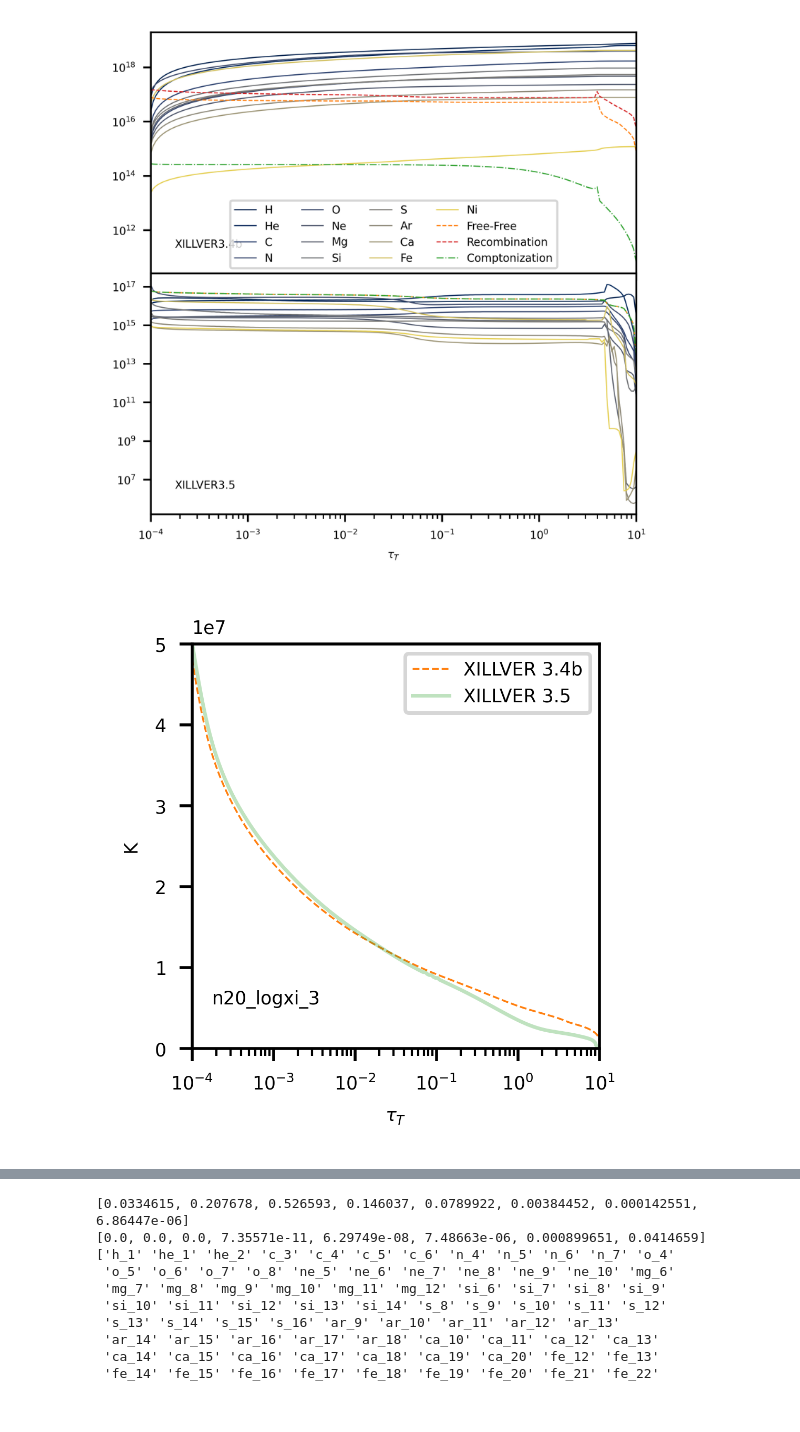
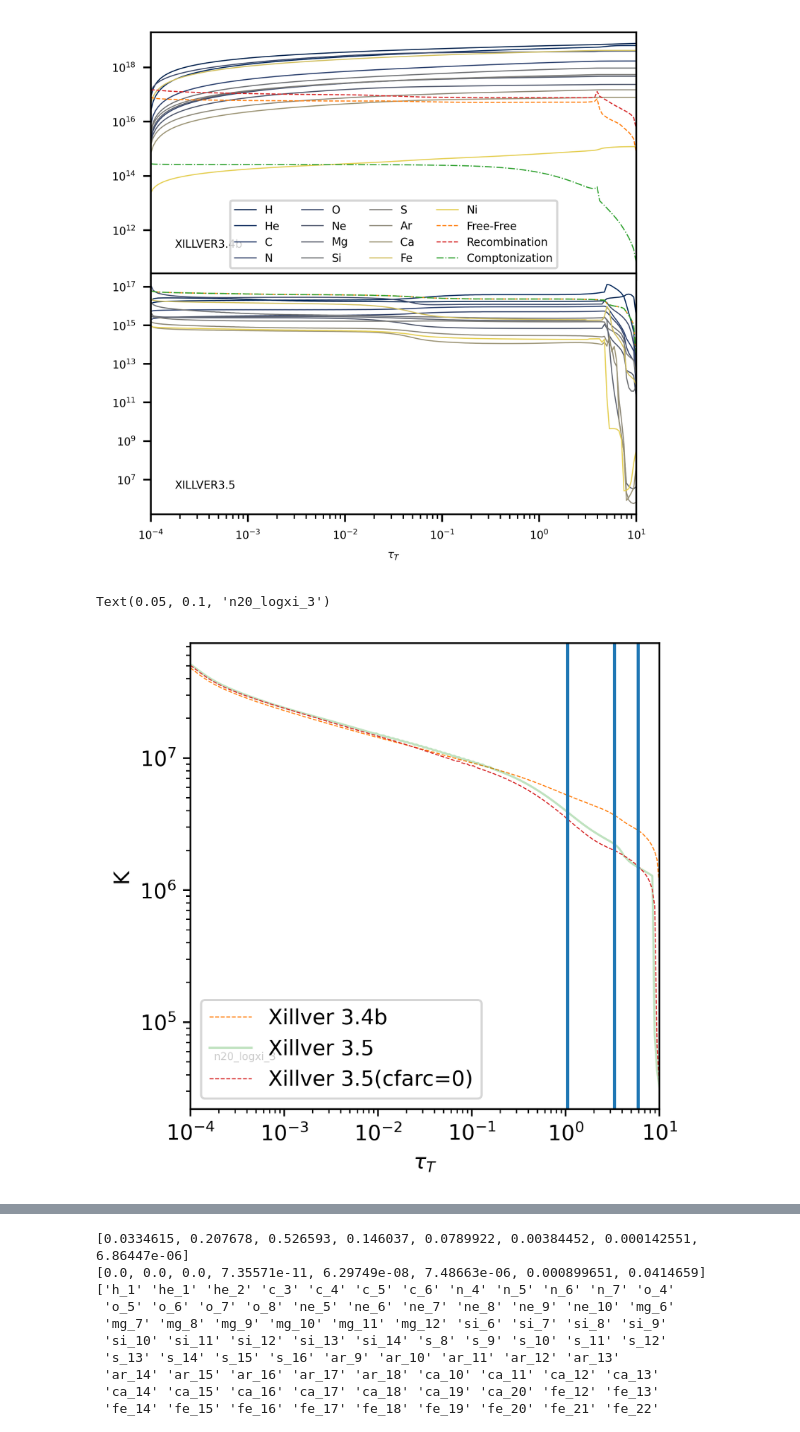
Before and after one commit to yuanzeding/XILLVER_HDtestset, a Jupyter notebook: mytest.ipynb, the cells around one changed output, grey strips where cells are left out. Drawn from its saved outputs; the diff is of its cells as text; code cells hidden in the pictures.

```diff
--- a/mytest.ipynb
+++ b/mytest.ipynb
@@ -330,31 +448,37 @@ Text(0, 0.5, 'ite1000/ite200')
 [figure]
 # %%
 import matplotlib.pyplot as plt
+from os.path import join
+import numpy as np
 
-datype="n15_logxi_1"
+datype="n20_logxi_3"
 #rpath=join("/disk/bifrost/yuanze/xillver_res/xillver3.5/tbb1",datype)
-rpath=join("/disk/bifrost/yuanze/xillver_res/ktbb1",datype+"_bin5000")
+rpath=join("/disk/bifrost/yuanze/xillver_res/xillver3.5_modified",datype)
 bN=5000
-trunc=2000
-#skip=bN*0
+trunc=1500
+skip=(bN+2)*100
 
 
 fig=plt.figure(figsize=(4,2),dpi=500)
 gs = fig.add_gridspec(1,1)
 axs=gs.subplots()
 
+#specE1=np.loadtxt(join(rpath,"current/fullspec"),usecols=0,max_rows=bN-trunc,skiprows=skip+1)
 jnu=np.loadtxt(join(rpath,"current/fullspec"),usecols=3,max_rows=bN-trunc,skiprows=skip+1)
 jnuN=np.loadtxt(join(rpath,"current/fullspec"),usecols=3,max_rows=bN-trunc,skiprows=skip+1+bN)
+tempeV1=np.loadtxt(join(rpath,"current/temper"),usecols=1,max_rows=200,skiprows=(200+2)*14)
+temp1=tempeV1*eV/kb
 
 opa=np.loadtxt(join(rpath,"current/fullspec"),usecols=4,max_rows=bN-trunc,skiprows=skip+1)
 spec=np.loadtxt(join(rpath,"current/fullspec"),usecols=1,max_rows=bN-trunc,skiprows=skip+1)
 Earray=specE1*eV
 
+layer=100
 #axs.plot(specE1,foutE1*Earray,"C1",label=r"XILLVER 3.4b",ms=1,lw=0.5)
 #axs.plot(specE1,fionizE1*Earray,"m",label=r"F$_{ionize}$",ms=1,lw=0.5,alpha=0.3)
-#axs.plot(specE1,bbev(specE1,temp1[layer])*Earray,color='C1',alpha=0.3)
+axs.plot(spec,bbev(spec,temp1[layer])*Earray,color='C1',alpha=0.3)
 
-axs.plot(specE2,foutE2*Earray,"C2",label=r"XILLVER 3.5_ite20000",ms=1,lw=0.5,alpha=0.5)
+axs.plot(spec,jnu,"C2",label=r"XILLVER 3.5_ite20000",ms=1,lw=0.5,alpha=0.5)
 #axs.plot(specE2,bbev(specE2,temp2[layer])*Earray,color='C2',alpha=0.3)
 
 #axs.plot(specE3,foutE3*Earray,"-C3",label=r"XILLVER 3.5_ite200",ms=1,lw=0.5,alpha=0.5)
@@ -379,7 +503,7 @@ layer=0
 #cbar.ax.set_xticklabels(['0','{}'.format(layermax/2),layermax])
 axs.text(0.05, 0.1,"{}".format(datype),transform=axs.transAxes,verticalalignment='bottom',horizontalalignment='left',fontsize=5)
 axs.set_xlim([1,1e5])
-axs.set_ylim([1e5,1e18])
+#axs.set_ylim([1e14,1e25])
 axs.legend(fontsize=3)
 #axs.axvline(x=xx,lw=0.5,alpha=0.2)
 #axs.axvline(x=x0,lw=0.1,color='r',alpha=0.2)
@@ -805,37 +933,42 @@ fig.savefig("coolingrates.png")
 # %%
 #ploting temperature profile
 numrow=1
 numcol=1
 
-fig=plt.figure(figsize=(2*numrow,2*numcol),dpi=500)
+fig=plt.figure(figsize=(4*numrow,4*numcol),dpi=500)
 gs = fig.add_gridspec(numrow,numcol, hspace=0)
 axs=gs.subplots(sharex=True)
 
 ms=0.5
 
 
 
-axs.plot(depth1,temp1,'--',color='C1',lw=0.5,label="XILLVER 3.4b")
-axs.plot(depth2,temp2,color='C2',lw=1,label="XILLVER 3.5",alpha=0.3)
+axs.plot(depth1,temp1,'--',color='C1',lw=0.5,label="Xillver 3.4b")
+axs.plot(depth2,temp2,color='C2',lw=1,label="Xillver 3.5",alpha=0.3)
+axs.plot(depth3,temp3,'--',color='C3',lw=0.5,label="Xillver 3.5(cfarc=0)")
 #axs[0].text(0.05, 0.1,"XILLVER3.4b",transform=axs[0].transAxes,verticalalignment='bottom',horizontalalignment='left',fontsize=5)
 #axs[1].text(0.05, 0.1,"XILLVER3.5",transform=axs[1].transAxes,verticalalignment='bottom',horizontalalignment='left',fontsize=5)
 #axs.set_ylim([1e-13,1])
 axs.set_xlim([1e-4,10])
-
+axs.axvline(x=depth1[190])
+axs.axvline(x=depth1[180])
+axs.axvline(x=depth1[160])
 #axs[0].set_yscale('log')
 #axs[1].set_yscale('log')
 axs.set_xscale('log')
+axs.set_yscale('log')
 axs.set_xlabel(r"$\tau_{T}$")
 axs.set_ylabel("K")
-axs.set_ylim([0,5e7])
+#axs.set_ylim([0,5e7])
 #axs[1].legend([axdict1[e] for e in feselected],labels=feselected,fontsize=5)
 #axs[1].legend([axdict1[e] for e in feselected],labels=feselected)
 axs.legend()
 axs.text(0.05, 0.1,"{}".format(datype),transform=axs.transAxes,verticalalignment='bottom',horizontalalignment='left',fontsize=5)
-fig.savefig("tempprof{}.png".format(datype))
+#fig.savefig("tempprof{}.png".format(datype))
 #print(linetab[-1])
 #gind=fraction>1e-15
 #print(linetab[gind])
 #print(fraction[gind])
 # %% [output]
+Text(0.05, 0.1, 'n20_logxi_3')
-[figure, old version]
+[figure, new version]
```
Also changed, not shown: parts of 22 cells of this notebook, 7 other files.
